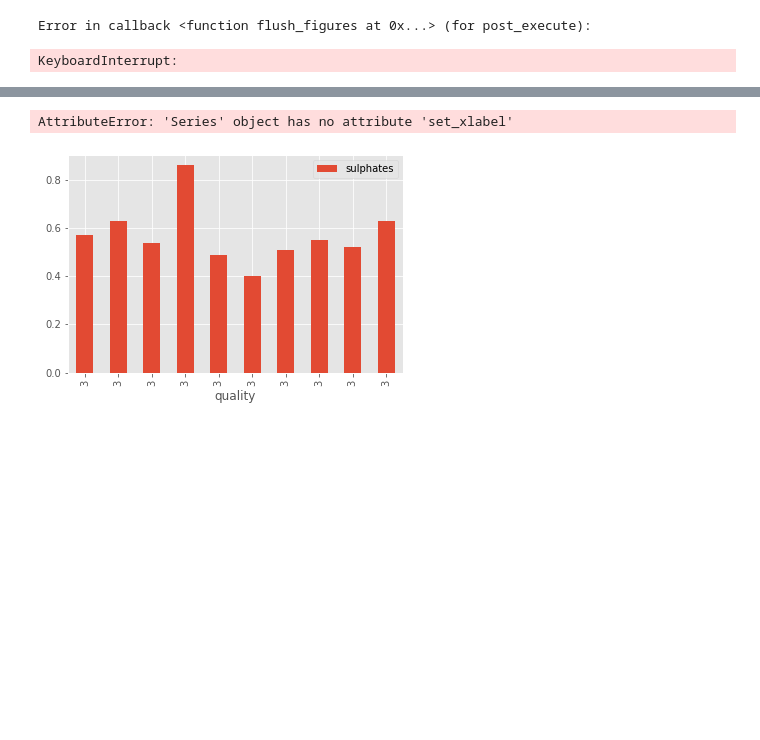
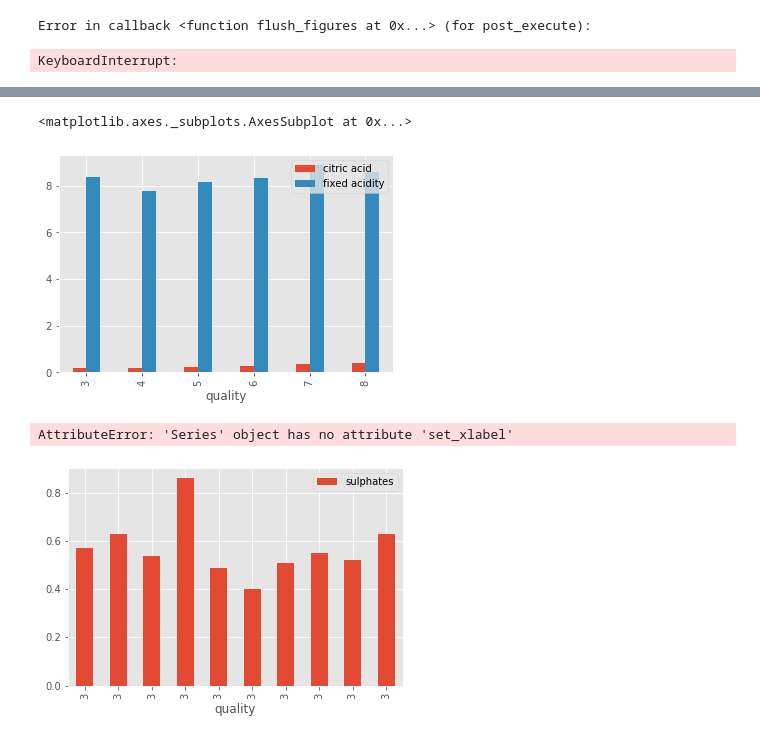
Before and after one commit to pniksa/Day8, a Jupyter notebook: Visualization.ipynb, the cells around one changed output, grey strips where cells are left out. Cells and saved outputs as stored; diff of their text form; code cells hidden in the pictures; blank space fills up the shorter version.

```diff
--- a/Visualization.ipynb
+++ b/Visualization.ipynb
@@ -125,3 +125,6 @@ plot2.set_ylabel('sulphates')
 Text(0, 0.5, 'sulphates')
 Error in callback <function flush_figures at 0x...> (for post_execute):
 KeyboardInterrupt:
+# %%
+qualgroup = df.groupby('quality').agg('mean')
+qualgroup[['citric acid']].head()
@@ -128 +139,6 @@ KeyboardInterrupt:
+# %%
+qualgroup[['citric acid','fixed acidity']].plot(kind='bar')
+# %% [output]
+<matplotlib.axes._subplots.AxesSubplot at 0x...>
+[figure, added]
 # %%
```
Also changed, not shown: parts of 2 cells of this notebook.
